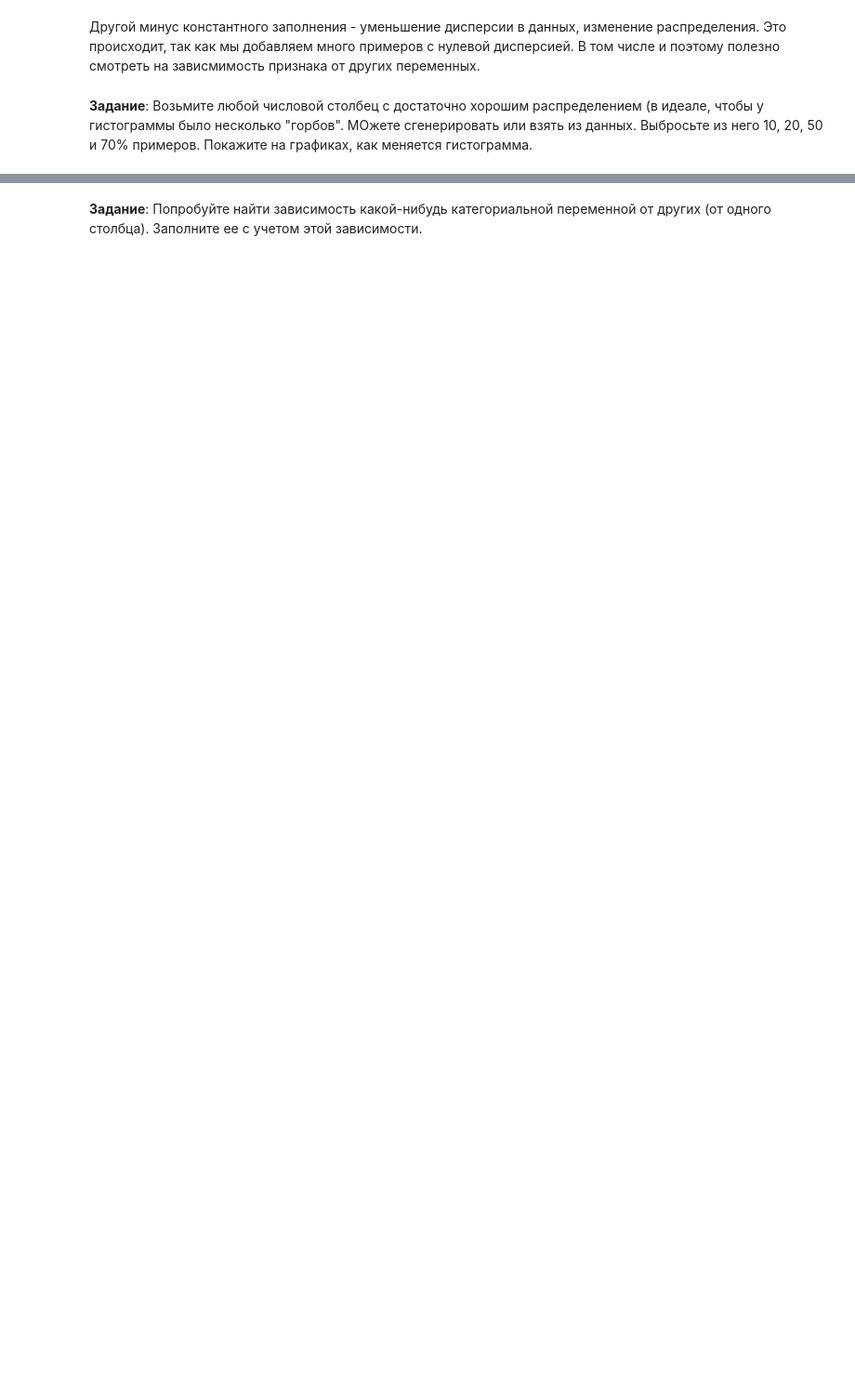
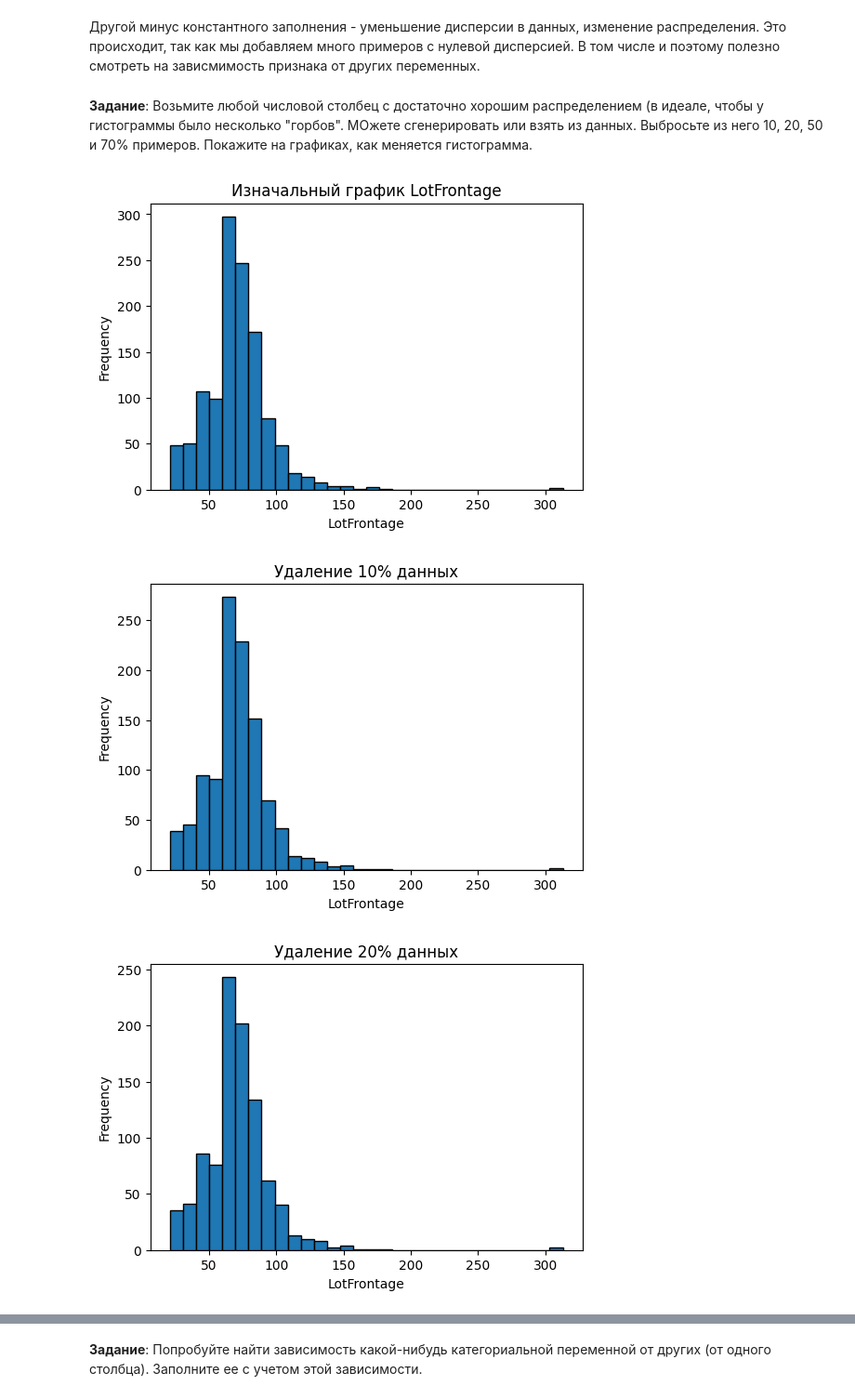
Before and after one commit to Goromchik/spbu-ai-fundamentals, a Jupyter notebook: practicum_2/practicum_2.ipynb, the cells around one changed output, grey strips where cells are left out. Shown at 93% size. Saved outputs shown, nothing was run; the diff lists cells and outputs as text; code cells hidden in the pictures; blank space fills up the shorter version.

```diff
--- a/practicum_2/practicum_2.ipynb
+++ b/practicum_2/practicum_2.ipynb
@@ -437,5 +438,3 @@ train_df[cat] = train_df[cat].fillna("NA")
 Одним из основных недостатков простого заполнения является то, что оно может привести к невозможным конфигурациям в данных. Представьте, что гараж отсутствует, но мы знаем число мест для машин. И хотя это неверно с точки зрения логики, это может быть все раыдно улучшением отсносительно ситуации, когда модель вообще не работала на прмиере с пропуском.
 # %% [markdown]
 **Задание**: Используя simple imputer или заполнение модой на исходных тренировочных данных (вероятно, копии), создайте и найдите невозможную комбинацию (комбинации) в данных. Покажите пример(ы).
-# %%
-train_df[cols] = train_df.transform(lambda x: x.fillna(x.dropna().mode()[0]))
@@ -443,3 +466,32 @@ train_df[cols] = train_df.transform(lambda x: x.fillna(x.dropna().mode()[0]))
 Другой минус константного заполнения - уменьшение дисперсии в данных, изменение распределения. Это происходит, так как мы добавляем много примеров с нулевой дисперсией. В том числе и поэтому полезно смотреть на зависмимость признака от других переменных.
 # %% [markdown]
 **Задание**: Возьмите любой числовой столбец с достаточно хорошим распределением (в идеале, чтобы у гистограммы было несколько "горбов". МОжете сгенерировать или взять из данных. Выбросьте из него 10, 20, 50 и 70% примеров. Покажите на графиках, как меняется гистограмма.
+# %%
+lot_frontage = train_df['LotFrontage'].dropna()
+
+def plot_histogram(data, title):
+    plt.figure(figsize=(6, 4))
+    plt.hist(data, bins=30, edgecolor='black')
+    plt.title(title)
+    plt.xlabel('LotFrontage')
+    plt.ylabel('Frequency')
+    plt.show()
+
+
+plot_histogram(lot_frontage, 'Изначальный график LotFrontage')
+
+lot_frontage_90 = lot_frontage.sample(frac=0.9, random_state=42)
+plot_histogram(lot_frontage_90, 'Удаление 10% данных')
+
+lot_frontage_80 = lot_frontage.sample(frac=0.8, random_state=42)
+plot_histogram(lot_frontage_80, 'Удаление 20% данных')
+
+lot_frontage_50 = lot_frontage.sample(frac=0.5, random_state=42)
+plot_histogram(lot_frontage_50, 'Удаление 50% данных')
+
+lot_frontage_30 = lot_frontage.sample(frac=0.3, random_state=42)
+plot_histogram(lot_frontage_30, 'Удаление 70% данных')
+# %% [output]
+[figure, added]
+[figure, added]
+[figure, added]
```
Also changed, not shown: parts of 31 cells of this notebook.
